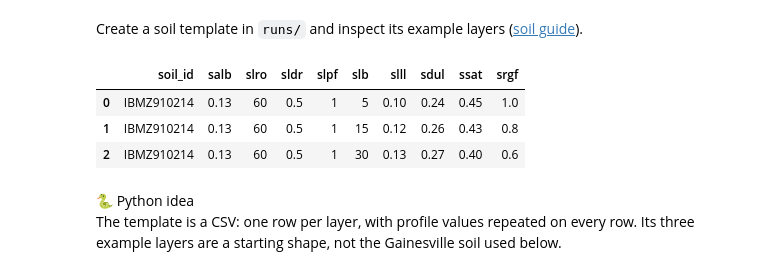
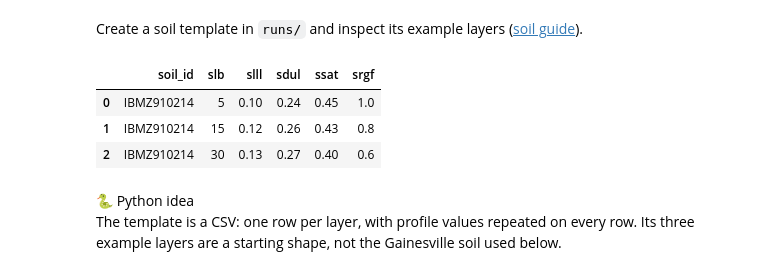
Before and after one commit to AbdelrahmanAmr3/dssatlab, a Jupyter notebook: course/05_own_soil/lesson.ipynb, the cells around one changed output. Saved outputs shown, nothing was run; the diff lists cells and outputs as text; code cells hidden in the pictures.

Commit message:
Lesson 05_own_soil: apply audit findings
Co-Authored-By: Claude Opus 5.5 <noreply@anthropic.com>

```diff
--- a/course/05_own_soil/lesson.ipynb
+++ b/course/05_own_soil/lesson.ipynb
@@ -42,17 +42,16 @@ Tools ready: tables and plots.
 # %% [markdown]
 Create a soil template in `runs/` and inspect its example layers ([soil guide](../../docs/guide/soil.md)).
 # %%
-# Create an example template without overwriting an existing copy.
+# Create an example soil template.
 template_path = RUNS / "soil_template.csv"
-if not template_path.exists():
-    dl.write_soil_template(template_path)
+dl.write_soil_template(template_path)
 template = pd.read_csv(template_path)
-template[["soil_id", "salb", "slro", "sldr", "slpf", "slb", "slll", "sdul", "ssat", "srgf"]]
+template[["soil_id", "slb", "slll", "sdul", "ssat", "srgf"]]
 # %% [output]
-|  | soil_id | salb | slro | sldr | slpf | slb | slll | sdul | ssat | srgf |
-| 0 | IBMZ910214 | 0.13 | 60 | 0.5 | 1 | 5 | 0.10 | 0.24 | 0.45 | 1.0 |
-| 1 | IBMZ910214 | 0.13 | 60 | 0.5 | 1 | 15 | 0.12 | 0.26 | 0.43 | 0.8 |
-| 2 | IBMZ910214 | 0.13 | 60 | 0.5 | 1 | 30 | 0.13 | 0.27 | 0.40 | 0.6 |
+|  | soil_id | slb | slll | sdul | ssat | srgf |
+| 0 | IBMZ910214 | 5 | 0.10 | 0.24 | 0.45 | 1.0 |
+| 1 | IBMZ910214 | 15 | 0.12 | 0.26 | 0.43 | 0.8 |
+| 2 | IBMZ910214 | 30 | 0.13 | 0.27 | 0.40 | 0.6 |
 # %% [markdown]
 🐍 Python idea
 The template is a CSV: one row per layer, with profile values repeated on every row.
```
Also changed, not shown: 2 other files.
